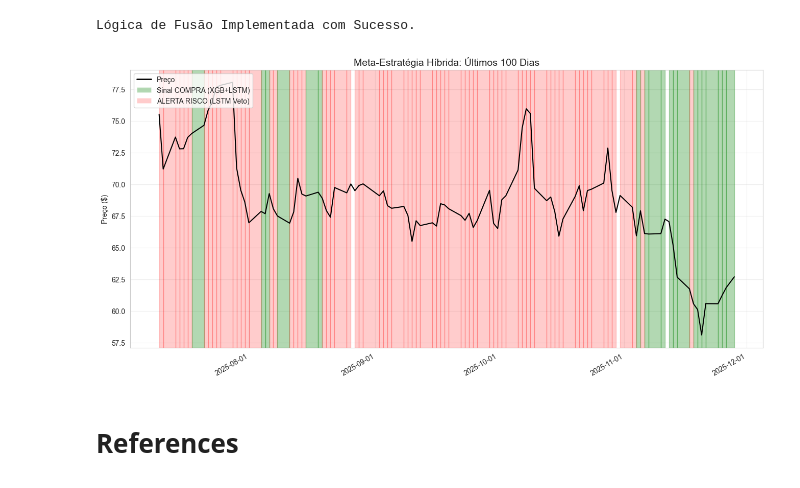
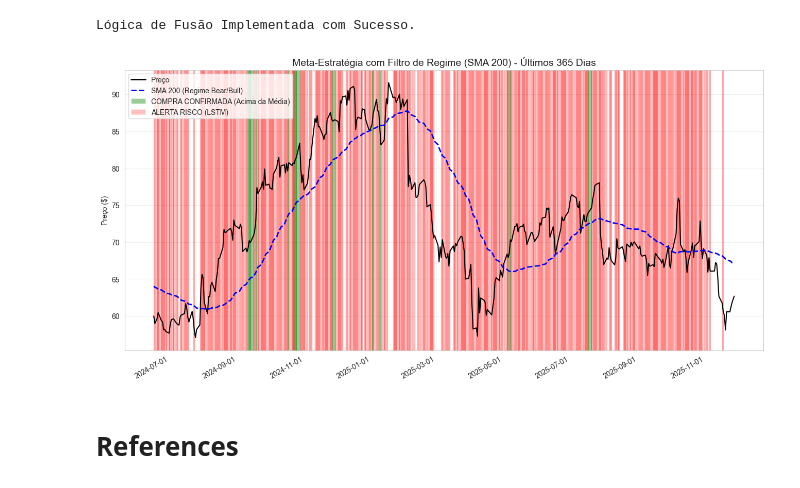
Before and after one commit to guilhermemalves03/Tecnicas-Avancadas-de-Analise-de-Dados, a Jupyter notebook: ProjetoMachineLearning/ProjetoMachineLearning.ipynb, the cells around one changed output. Saved outputs shown, nothing was run; the diff lists cells and outputs as text; code cells hidden in the pictures.

```diff
--- a/ProjetoMachineLearning/ProjetoMachineLearning.ipynb
+++ b/ProjetoMachineLearning/ProjetoMachineLearning.ipynb
@@ -2271,92 +2242,93 @@ Lógica de Fusão Implementada com Sucesso.
 # %%
 import matplotlib.pyplot as plt
 import matplotlib.dates as mdates
+import numpy as np
+import torch
+from matplotlib.patches import Patch
 
-def plot_final_strategy(df, xgb_model, lstm_model, scaler, feature_cols, window=60, days_to_plot=100):
-    # 1. Preparar os dados (com lookback suficiente para o LSTM)
-    # Precisamos de 'days_to_plot' + 'window' dias para gerar as sequências
+def plot_final_strategy_with_regime(df, xgb_model, lstm_model, scaler, feature_cols, window=60):
+
+    df = df.copy()
+    df['SMA_200'] = df['close'].rolling(window=50).mean()
+
+
+    days_to_plot = 365
     lookback = window + days_to_plot
+
+
+
     if len(df) < lookback:
-        print("Aviso: Dados insuficientes para o lookback pedido. A usar o máximo disponível.")
         data_slice = df.copy()
     else:
         data_slice = df.iloc[-lookback:].copy()
 
-    # 2. Preparar Inputs
-    # XGBoost usa as features raw (ou como treinado)
-    X_xgb = data_slice[feature_cols].iloc[window:] # Alinha com o fim da janela LSTM
 
-    # LSTM precisa de sequências normalizadas
-    # Nota: Usamos o scaler JÁ TREINADO (não fazemos fit aqui!)
+    X_xgb = data_slice[feature_cols].iloc[window:]
+
+
     X_scaled = scaler.transform(data_slice[feature_cols])
-
     X_lstm_seq = []
-    # Gerar sequências apenas para os dias que queremos prever
     for i in range(window, len(X_scaled)):
         X_lstm_seq.append(X_scaled[i-window:i])
-
     X_lstm_tensor = torch.FloatTensor(np.array(X_lstm_seq)).to(device)
 
-    # 3. Gerar Sinais
-    # XGBoost (1 = Compra, 0 = Neutro)
+
     xgb_signals = xgb_model.predict(X_xgb)
 
-    # LSTM (Probabilidade de Segurança)
     lstm_model.eval()
     with torch.no_grad():
-        lstm_probs = torch.sigmoid(lstm_model(X_lstm_tensor)).cpu().numpy().flatten()
+        probs = torch.sigmoid(lstm_model(X_lstm_tensor)).cpu().numpy().flatten()
+    lstm_signals = (probs > 0.5).astype(int)
 
-    # LSTM Signal: 0 = Perigo (Crash), 1 = Seguro
-    # Usamos threshold 0.5 (ou o otimizado 0.55)
-    lstm_signals = (lstm_probs > 0.5).astype(int)
 
-    # 4. Alinhar Datas e Preços
-    plot_dates = data_slice.index[window:]
-    plot_prices = data_slice['close'].iloc[window:]
+    dates = data_slice.index[window:]
+    prices = data_slice['close'].iloc[window:]
+    sma_200 = data_slice['SMA_200'].iloc[window:]
 
-    # --- PLOT ---
     plt.figure(figsize=(16, 8))
-    plt.plot(plot_dates, plot_prices, color='black', linewidth=1.5, label='Preço PayPal (PYPL)')
+    plt.plot(dates, prices, color='black', linewidth=1.5, label='Preço PayPal (PYPL)')
+    plt.plot(dates, sma_200, color='blue', linestyle='--', linewidth=2, label='SMA 200 (Filtro Macro)')
 
-    # Pintar Regiões
-    # VERDE: XGB diz Compra (1) E LSTM diz Seguro (1) -> "Sniper Shot"
-    # VERMELHO: LSTM diz Perigo (0) -> "Shield Up" (Independentemente do XGB)
 
-    for i in range(len(plot_dates) - 1):
+    for i in range(len(dates) - 1):
+        current_price = prices.iloc[i]
+        current_sma = sma_200.iloc[i]
+
+
         if lstm_signals[i] == 0:
-            # Risco de Queda (LSTM Veto)
-            plt.axvspan(plot_dates[i], plot_dates[i+1], color='red', alpha=0.2)
+            plt.axvspan(dates[i], dates[i+1], color='red', alpha=0.25)
+
+
+        elif current_price < current_sma:
+
+            pass
+
 
         elif xgb_signals[i] == 1 and lstm_signals[i] == 1:
-            # Compra Confirmada
-            plt.axvspan(plot_dates[i], plot_dates[i+1], color='green', alpha=0.3)
+            plt.axvspan(dates[i], dates[i+1], color='green', alpha=0.4)
 
-        # (Se for XGB=0 e LSTM=1, fica branco/neutro)
+    # Decoração
+    plt.title(f'Meta-Estratégia com Filtro de Regime (SMA 200) - Últimos {days_to_plot} Dias', fontsize=14)
+    plt.ylabel('Preço ($)')
+    plt.grid(True, alpha=0.3)
 
-    # Legenda Personalizada
-    from matplotlib.patches import Patch
+    # Legenda Atualizada
     legend_elements = [
         plt.Line2D([0], [0], color='black', lw=2, label='Preço'),
-        Patch(facecolor='green', alpha=0.3, label='Sinal COMPRA (XGB+LSTM)'),
-        Patch(facecolor='red', alpha=0.2, label='ALERTA RISCO (LSTM Veto)')
+        plt.Line2D([0], [0], color='blue', lw=2, linestyle='--', label='SMA 200 (Regime Bear/Bull)'),
+        Patch(facecolor='green', alpha=0.4, label='COMPRA CONFIRMADA (Acima da Média)'),
+        Patch(facecolor='red', alpha=0.25, label='ALERTA RISCO (LSTM)')
     ]
+    plt.legend(handles=legend_elements, loc='upper left')
 
-    plt.title(f'Meta-Estratégia Híbrida: Últimos {days_to_plot} Dias', fontsize=14)
-    plt.ylabel('Preço ($)')
-    plt.legend(handles=legend_elements, loc='upper left')
-    plt.grid(True, alpha=0.3)
-
-    # Formatar datas
     plt.gca().xaxis.set_major_formatter(mdates.DateFormatter('%Y-%m-%d'))
     plt.gcf().autofmt_xdate()
-
     plt.show()
 
 # --- EXECUTAR ---
-# Certifica-te que tens: df_rf, sniper_model, model_weighted, scaler, feature_cols
-plot_final_strategy(df_rf, sniper_model, model_weighted, scaler, feature_cols, window=60, days_to_plot=100)
+plot_final_strategy_with_regime(df_rf, sniper_model, model_weighted, scaler, feature_cols, window=60)
 # %% [output]
-[figure, old version]
+[figure, new version]
 # %% [markdown]
 # References
 # %% [markdown]
```
Also changed, not shown: parts of 16 cells of this notebook.
